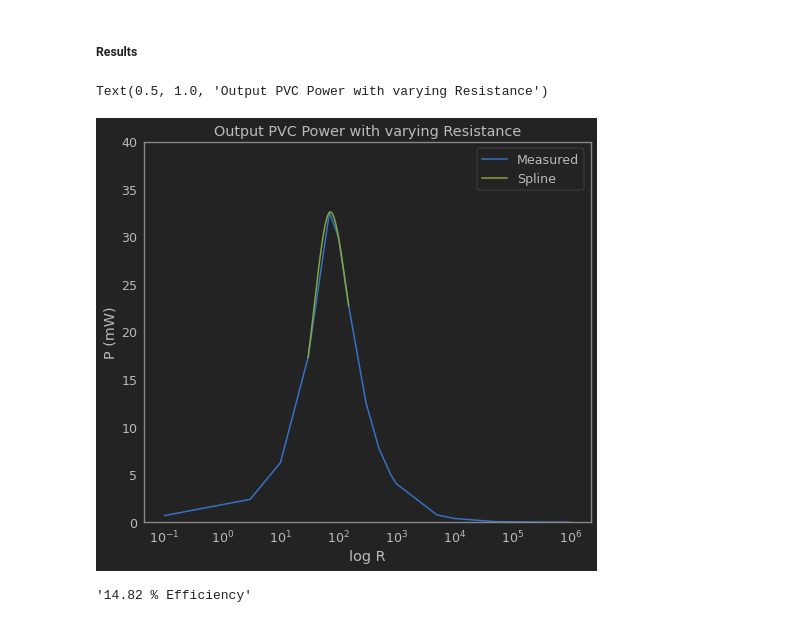
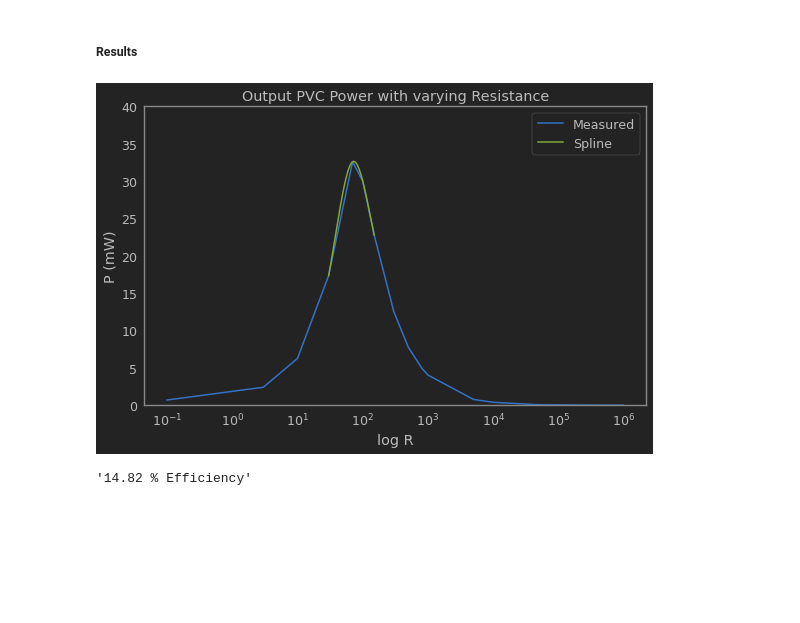
Before and after one commit to trevorm4x/APL-fuel-first, a Jupyter notebook: Lab/Lab1/APL_1_cell.ipynb, the cells around one changed output. Cells and saved outputs as stored; diff of their text form; code cells hidden in the pictures; blank space fills up the shorter version.

```diff
--- a/Lab/Lab1/APL_1_cell.ipynb
+++ b/Lab/Lab1/APL_1_cell.ipynb
@@ -127,19 +131,21 @@ inds = [lmax - 1, lmax, lmax + 1, lmax + 2]
 inp = np.log10(pv.R[inds])
 interp = interp1d(np.log10(pv.R), P, 'cubic')
 # %%
+plt.figure(figsize = (9, 5.5))
 plt.plot(pv.R, pv.V*pv.C, label='Measured')
 x = np.linspace(inp.min(), inp.max(), 1000)
 y = interp(x)
 plt.plot(10**x, y, label = 'Spline')
 plt.legend()
 plt.xscale('log')
 plt.xlabel('log R')
 plt.ylabel('P (mW)')
 plt.ylim([0, 40])
 plt.title('Output PVC Power with varying Resistance')
+plt.savefig("../Images/l1_b_1.png")
+plt.show()
 # %% [output]
-Text(0.5, 1.0, 'Output PVC Power with varying Resistance')
-[figure, old version]
+[figure, new version]
 # %%
 max_p_e = (pv.V*pv.C).max()*1e-3
 # %%
```
Also changed, not shown: parts of 4 cells of this notebook, 8 other files.
